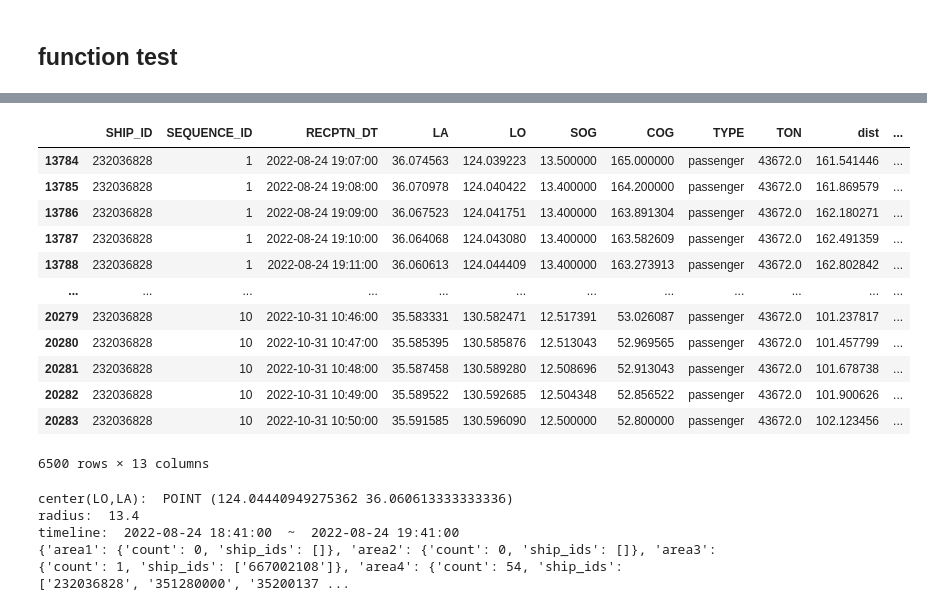
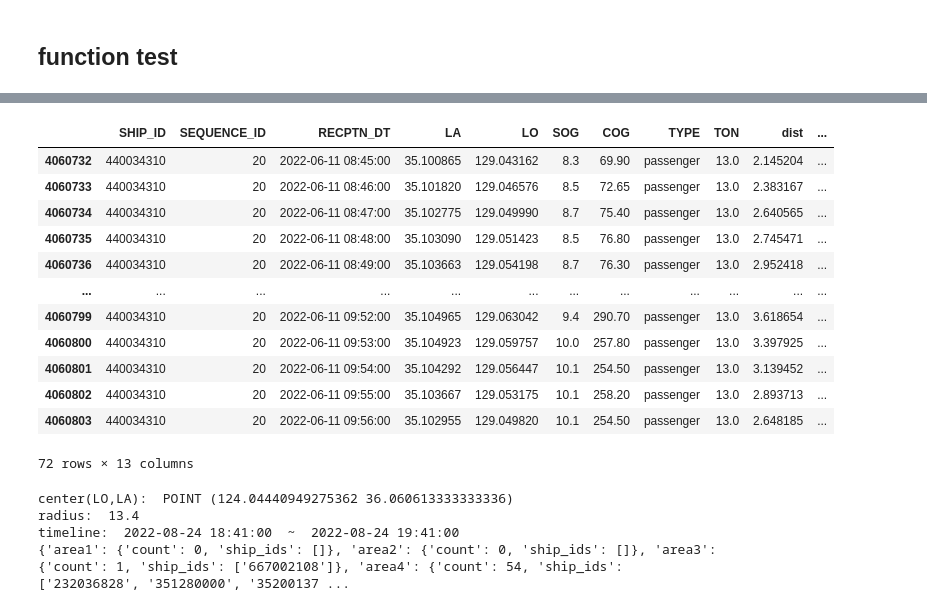
Before and after one commit to swannekim/KRISOVIS24, a Jupyter notebook: data/datacheck.ipynb, the cells around one changed output, grey strips where cells are left out. Cells and saved outputs as stored; diff of their text form; code cells hidden in the pictures.

```diff
--- a/data/datacheck.ipynb
+++ b/data/datacheck.ipynb
@@ -212,20 +220,20 @@ array(['123456788', '209682000', '210326000', '229166000', '229416000',
       dtype=object)
 # %%
-passenger_gdf[passenger_gdf.SHIP_ID == '232036828']
+passenger_gdf[(passenger_gdf.SHIP_ID == '440034310') & (passenger_gdf.SEQUENCE_ID == 20)]
 # %% [output]
 |  | SHIP_ID | SEQUENCE_ID | RECPTN_DT | LA | LO | SOG | COG | TYPE | TON | dist | ... |
-| 13784 | 232036828 | 1 | 2022-08-24 19:07:00 | 36.074563 | 124.039223 | 13.500000 | 165.000000 | passenger | 43672.0 | 161.541446 | ... |
-| 13785 | 232036828 | 1 | 2022-08-24 19:08:00 | 36.070978 | 124.040422 | 13.400000 | 164.200000 | passenger | 43672.0 | 161.869579 | ... |
-| 13786 | 232036828 | 1 | 2022-08-24 19:09:00 | 36.067523 | 124.041751 | 13.400000 | 163.891304 | passenger | 43672.0 | 162.180271 | ... |
-| 13787 | 232036828 | 1 | 2022-08-24 19:10:00 | 36.064068 | 124.043080 | 13.400000 | 163.582609 | passenger | 43672.0 | 162.491359 | ... |
-| 13788 | 232036828 | 1 | 2022-08-24 19:11:00 | 36.060613 | 124.044409 | 13.400000 | 163.273913 | passenger | 43672.0 | 162.802842 | ... |
+| 4060732 | 440034310 | 20 | 2022-06-11 08:45:00 | 35.100865 | 129.043162 | 8.3 | 69.90 | passenger | 13.0 | 2.145204 | ... |
+| 4060733 | 440034310 | 20 | 2022-06-11 08:46:00 | 35.101820 | 129.046576 | 8.5 | 72.65 | passenger | 13.0 | 2.383167 | ... |
+| 4060734 | 440034310 | 20 | 2022-06-11 08:47:00 | 35.102775 | 129.049990 | 8.7 | 75.40 | passenger | 13.0 | 2.640565 | ... |
+| 4060735 | 440034310 | 20 | 2022-06-11 08:48:00 | 35.103090 | 129.051423 | 8.5 | 76.80 | passenger | 13.0 | 2.745471 | ... |
+| 4060736 | 440034310 | 20 | 2022-06-11 08:49:00 | 35.103663 | 129.054198 | 8.7 | 76.30 | passenger | 13.0 | 2.952418 | ... |
 | ... | ... | ... | ... | ... | ... | ... | ... | ... | ... | ... | ... |
-| 20279 | 232036828 | 10 | 2022-10-31 10:46:00 | 35.583331 | 130.582471 | 12.517391 | 53.026087 | passenger | 43672.0 | 101.237817 | ... |
-| 20280 | 232036828 | 10 | 2022-10-31 10:47:00 | 35.585395 | 130.585876 | 12.513043 | 52.969565 | passenger | 43672.0 | 101.457799 | ... |
-| 20281 | 232036828 | 10 | 2022-10-31 10:48:00 | 35.587458 | 130.589280 | 12.508696 | 52.913043 | passenger | 43672.0 | 101.678738 | ... |
-| 20282 | 232036828 | 10 | 2022-10-31 10:49:00 | 35.589522 | 130.592685 | 12.504348 | 52.856522 | passenger | 43672.0 | 101.900626 | ... |
-| 20283 | 232036828 | 10 | 2022-10-31 10:50:00 | 35.591585 | 130.596090 | 12.500000 | 52.800000 | passenger | 43672.0 | 102.123456 | ... |
+| 4060799 | 440034310 | 20 | 2022-06-11 09:52:00 | 35.104965 | 129.063042 | 9.4 | 290.70 | passenger | 13.0 | 3.618654 | ... |
+| 4060800 | 440034310 | 20 | 2022-06-11 09:53:00 | 35.104923 | 129.059757 | 10.0 | 257.80 | passenger | 13.0 | 3.397925 | ... |
+| 4060801 | 440034310 | 20 | 2022-06-11 09:54:00 | 35.104292 | 129.056447 | 10.1 | 254.50 | passenger | 13.0 | 3.139452 | ... |
+| 4060802 | 440034310 | 20 | 2022-06-11 09:55:00 | 35.103667 | 129.053175 | 10.1 | 258.20 | passenger | 13.0 | 2.893713 | ... |
+| 4060803 | 440034310 | 20 | 2022-06-11 09:56:00 | 35.102955 | 129.049820 | 10.1 | 254.50 | passenger | 13.0 | 2.648185 | ... |
-6500 rows × 13 columns
+72 rows × 13 columns
 # %%
 # Calculate ships around the input ship
 ship_id = '232036828'  # Example ship ID
```
Also changed, not shown: parts of 5 cells of this notebook.
